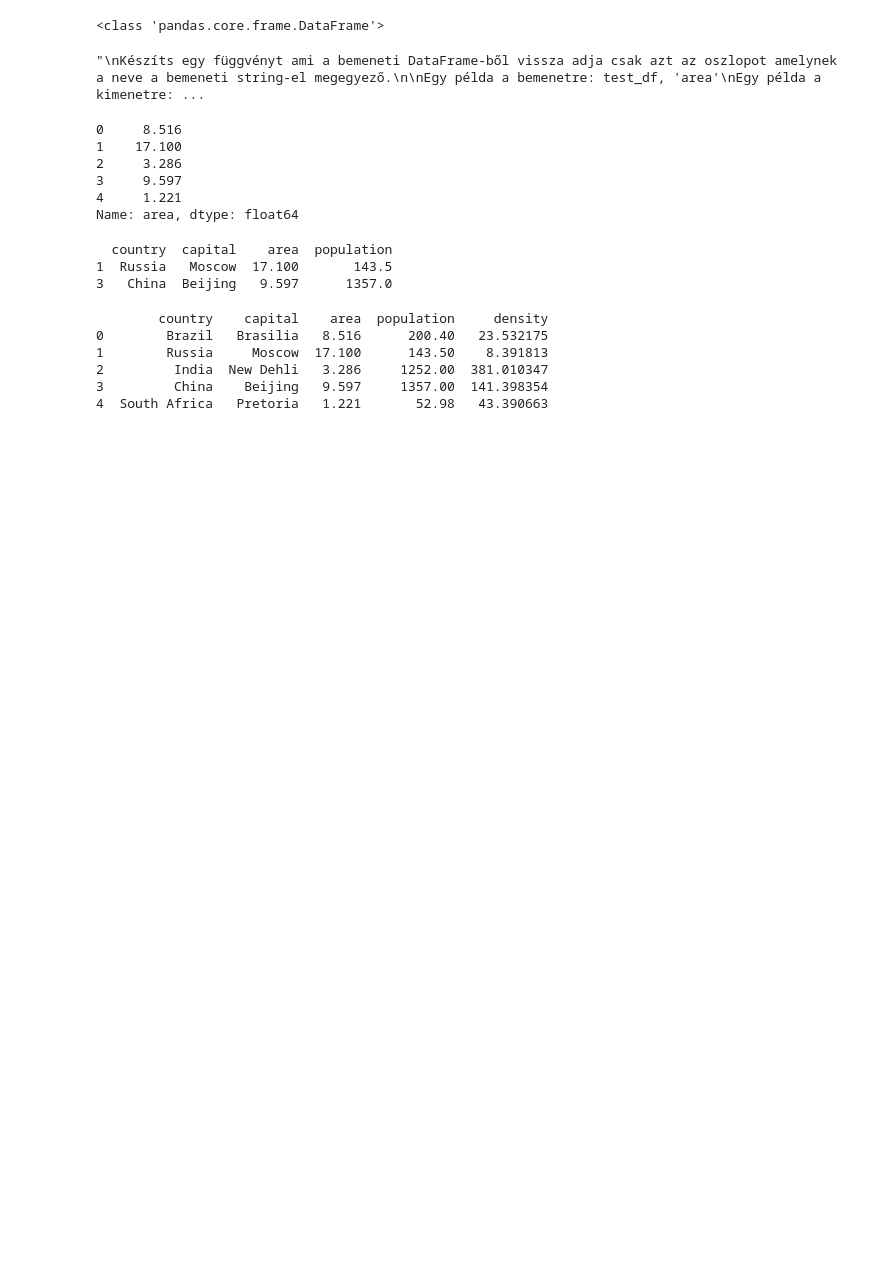
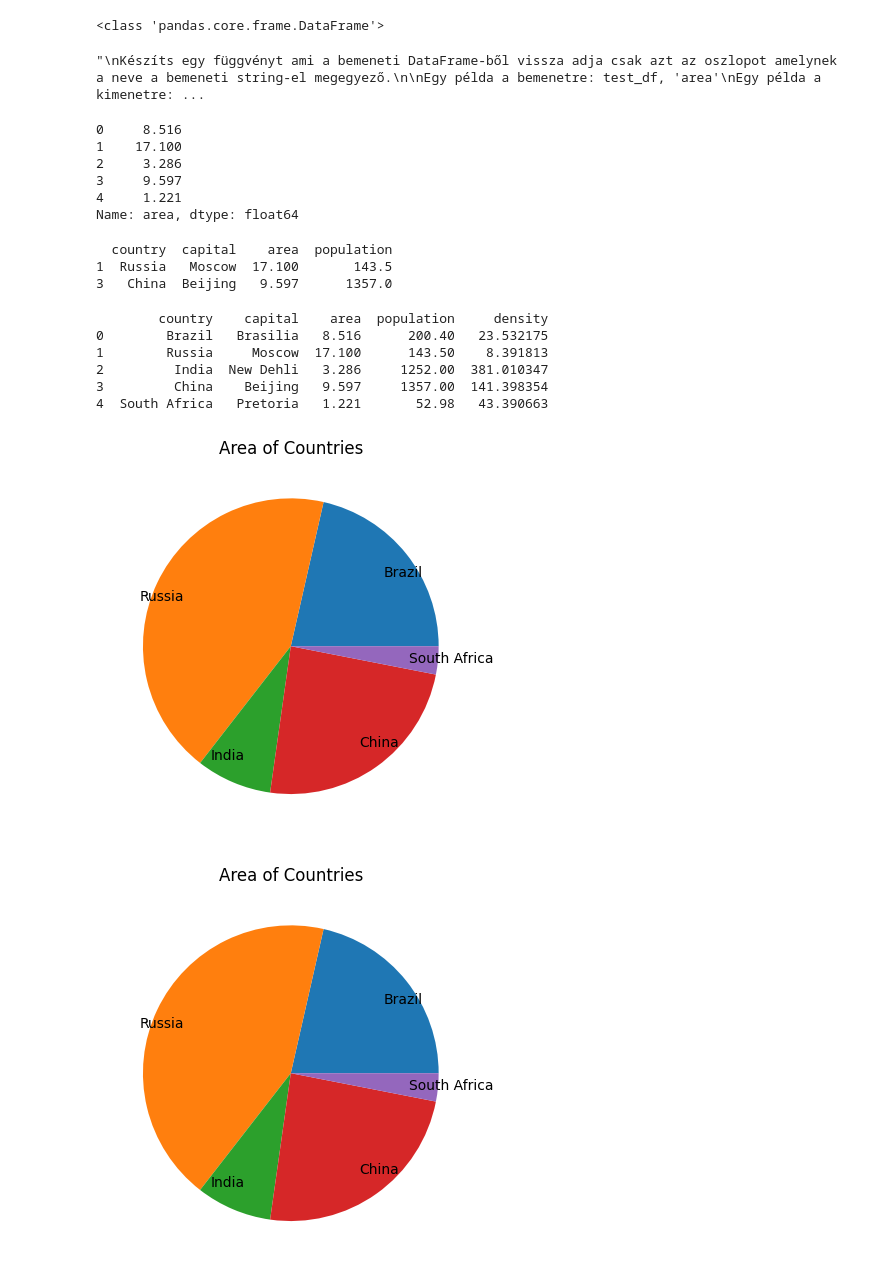
Before and after one commit to Shiraizawa/BEVADAT2022232, a Jupyter notebook: GYAK/GYAK04/GYAK04.ipynb, the cells around one changed output. Saved outputs shown, nothing was run; the diff lists cells and outputs as text; code cells hidden in the pictures; blank space fills up the shorter version.

```diff
--- a/GYAK/GYAK04/GYAK04.ipynb
+++ b/GYAK/GYAK04/GYAK04.ipynb
@@ -125,3 +125,13 @@ Egy példa a kimenetre: fig
 return type: matplotlib.figure.Figure
 függvény neve: plot_area
 '''
+# %%
+def plot_area(test_df:pd.DataFrame):
+    new_df=test_df.copy()
+    fig, ax = plt.subplots()
+    ax.pie(new_df['area'],labels=new_df['country'],labeldistance=0.8)
+    ax.set_title('Area of Countries')
+    return fig
+# %% [output]
+[figure, added]
+[figure, added]
```
